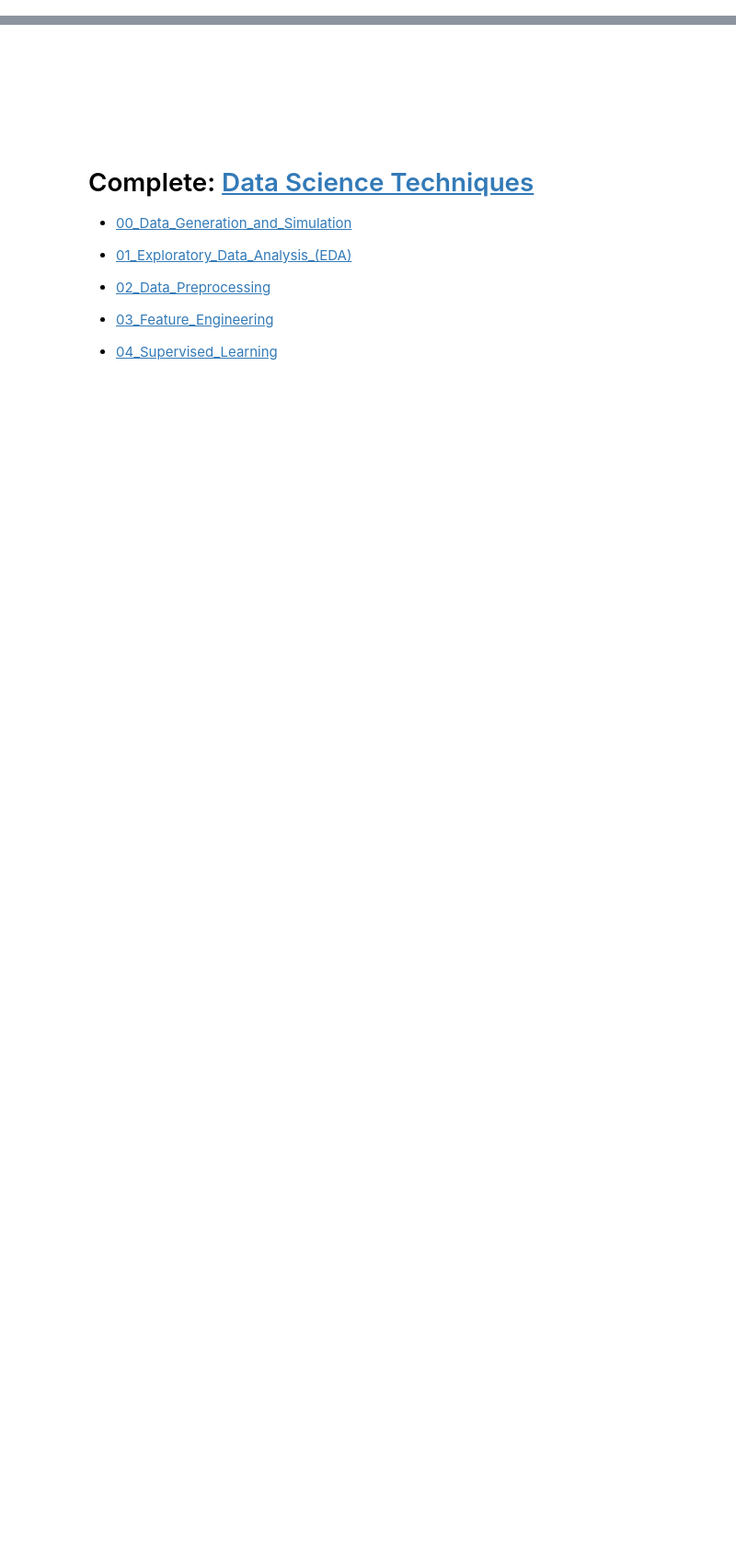
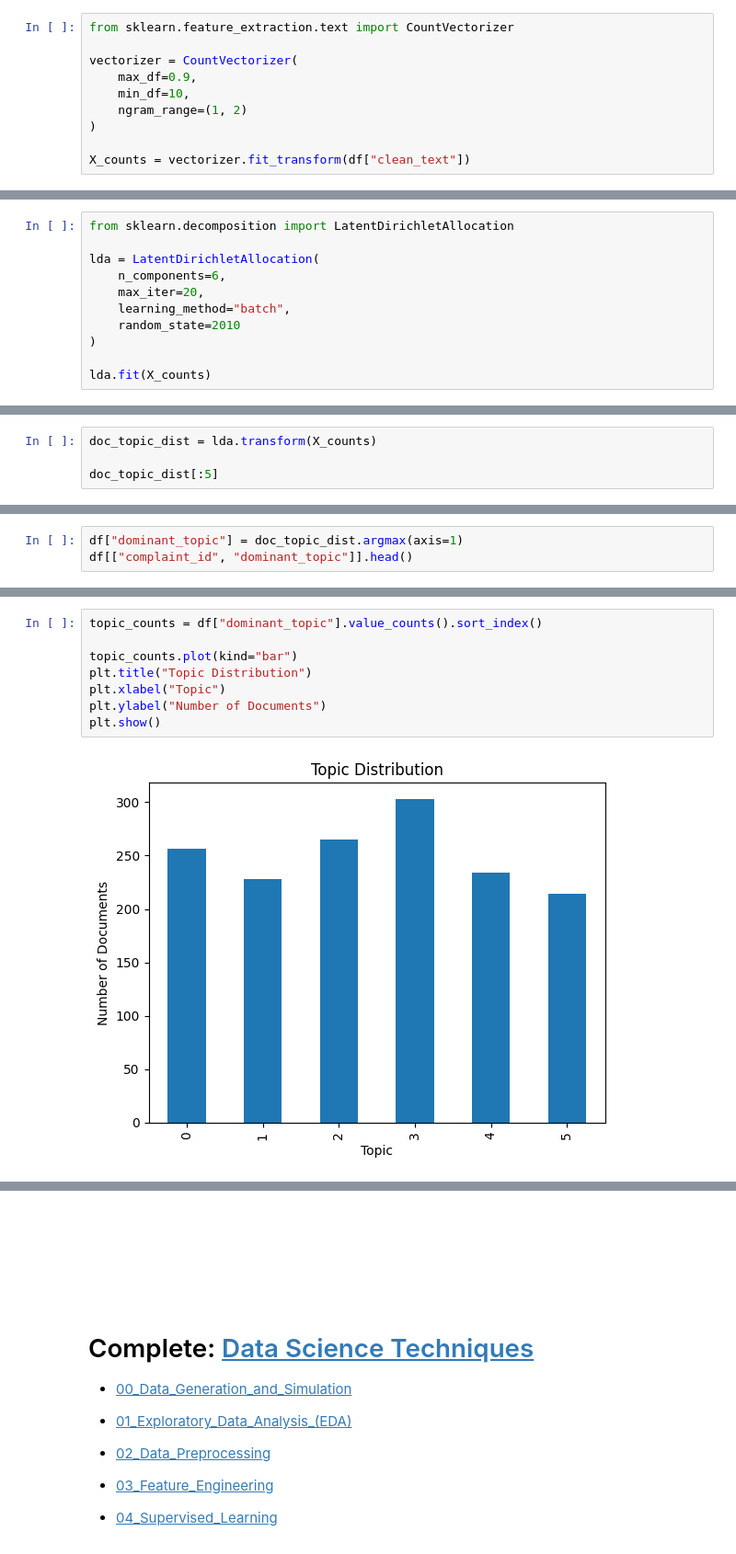
Before and after one commit to lei-soares/Data-Science-Techniques, a Jupyter notebook: 05_Unsupervised_Learning/03_topic_modelling/01_lda_and_probabilistic_models.ipynb, the cells around one changed output, grey strips where cells are left out. Shown at 92% size. Drawn from its saved outputs; the diff is of its cells as text; blank space fills up the shorter version.

```diff
--- a/05_Unsupervised_Learning/03_topic_modelling/01_lda_and_probabilistic_models.ipynb
+++ b/05_Unsupervised_Learning/03_topic_modelling/01_lda_and_probabilistic_models.ipynb
@@ -48,0 +109,10 @@ Typical use cases:
+# %%
+from sklearn.feature_extraction.text import CountVectorizer
+
+vectorizer = CountVectorizer(
+    max_df=0.9,
+    min_df=10,
+    ngram_range=(1, 2)
+)
+
+X_counts = vectorizer.fit_transform(df["clean_text"])
@@ -48,0 +136,11 @@ Typical use cases:
+# %%
+from sklearn.decomposition import LatentDirichletAllocation
+
+lda = LatentDirichletAllocation(
+    n_components=6,
+    max_iter=20,
+    learning_method="batch",
+    random_state=2010
+)
+
+lda.fit(X_counts)
@@ -48,0 +201,4 @@ Typical use cases:
+# %%
+doc_topic_dist = lda.transform(X_counts)
+
+doc_topic_dist[:5]
@@ -48,0 +221,3 @@ Typical use cases:
+# %%
+df["dominant_topic"] = doc_topic_dist.argmax(axis=1)
+df[["complaint_id", "dominant_topic"]].head()
@@ -48,0 +234,10 @@ Typical use cases:
+# %%
+topic_counts = df["dominant_topic"].value_counts().sort_index()
+
+topic_counts.plot(kind="bar")
+plt.title("Topic Distribution")
+plt.xlabel("Topic")
+plt.ylabel("Number of Documents")
+plt.show()
+# %% [output]
+[figure, added]
```
Also changed, not shown: parts of 18 cells of this notebook, 4 other files.
